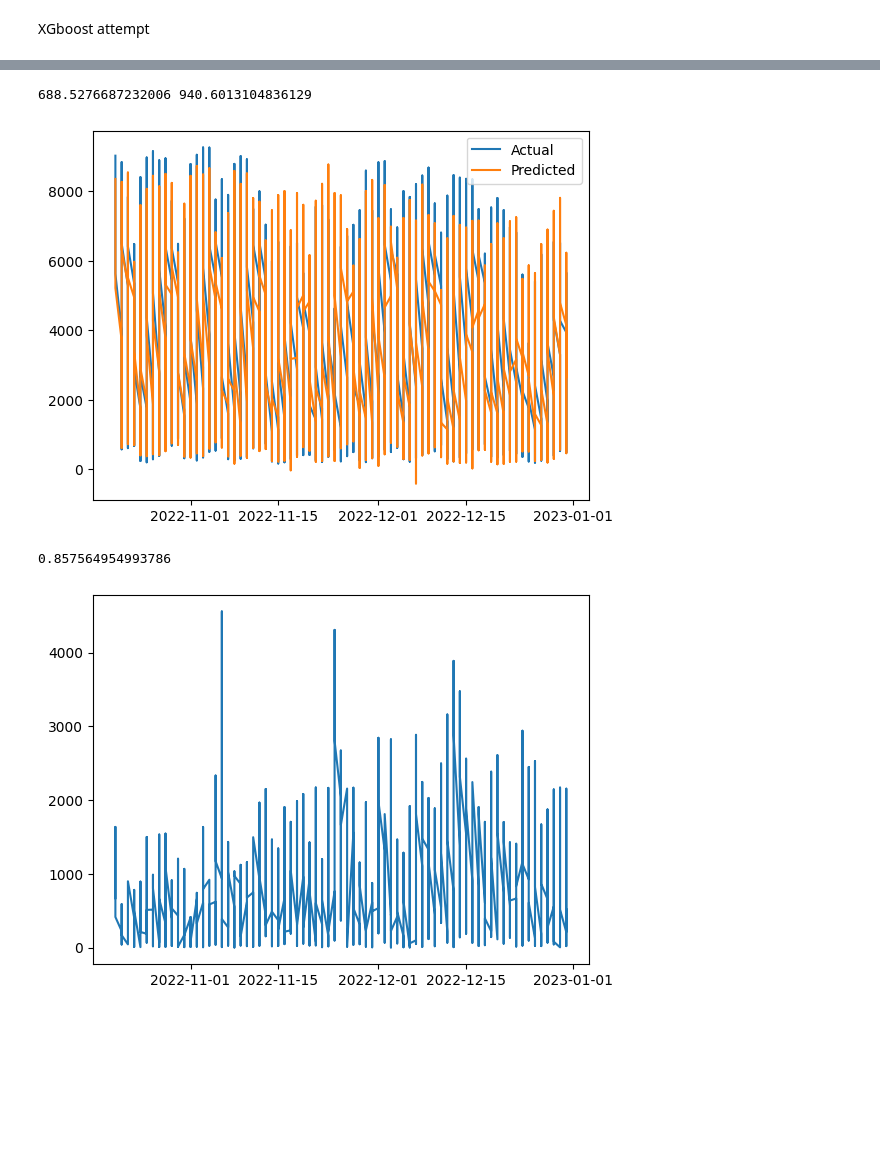
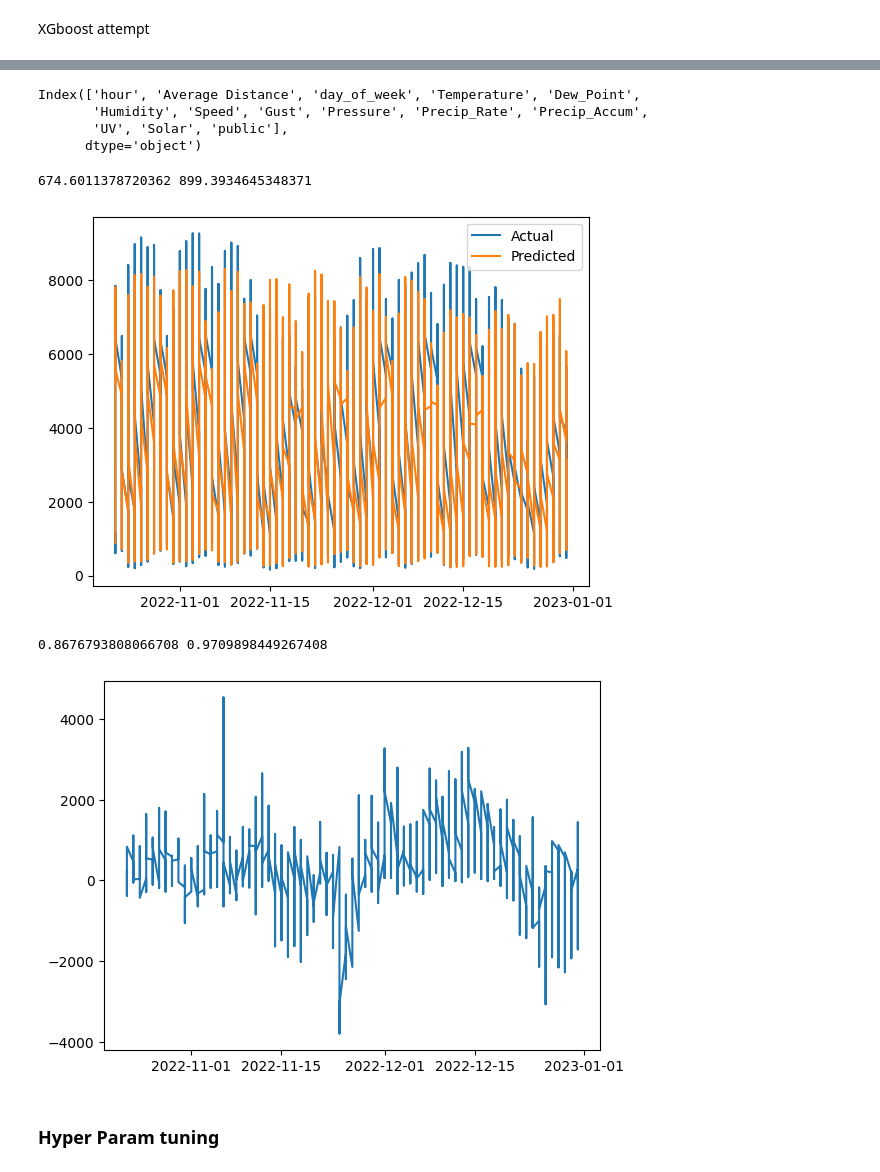
Before and after one commit to tbrewerDev-10/capstone, a Jupyter notebook: Matt_Workspace/2022_TWH_ML.ipynb, the cells around one changed output, grey strips where cells are left out. Cells and saved outputs as stored; diff of their text form; code cells hidden in the pictures; blank space fills up the shorter version.

```diff
--- a/Matt_Workspace/2022_TWH_ML.ipynb
+++ b/Matt_Workspace/2022_TWH_ML.ipynb
@@ -203,3 +233,3 @@ dfgw = dfg.set_index(['date', 'hour']).join(dfw.set_index(['date', 'hour']), how
 # %%
 #Left join with the holiday data
-dfgwh = dfgw.set_index('date').join(dfh.set_index('observed'), how='left')
+dfgwh = dfgw.set_index('date').join(dfh.set_index('date'), how='left')
@@ -259,20 +330,17 @@ Cleaning for ML
 # %%
 #Declare functions for apply statements
 def publicclean(x):
-    if pd.isna(x):
-        return 0
-    elif x == False:
+    if x == False:
         return 1
     elif x == True:
         return 2
-    else:
-        print(x, ' Did not get changed :(')
 # %%
 #Cleaning Holiday Nulls
 dfgwh['public'] = dfgwh['public'].apply(publicclean)
-dfgwh.drop(['name', 'country', 'uuid', 'weekday.date.name', 'weekday.date.numeric', 'date'], axis = 1, inplace=True)
-dfgwh.rename(columns = {'observed': 'date'})
-dfgwh.drop(['weekday.observed.name', 'weekday.observed.numeric'], axis=1, inplace=True)
+dfgwh['public'].fillna(0, inplace=True)
+dfgwh.drop(['name', 'country', 'uuid', 'weekday.date.name', 'weekday.date.numeric'], axis = 1, inplace=True)
+# dfgwh.rename(columns = {'observed': 'date'})
+dfgwh.drop(['weekday.observed.name', 'weekday.observed.numeric', 'observed'], axis=1, inplace=True)
 # %%
 dfgwh.dropna(axis=0, inplace=True)
 # %% [markdown]
@@ -303 +362,3 @@ memory usage: 1.3 MB
 dfgwh.drop(['Total Time', 'Averge Time'], axis='columns', inplace = True)
+# %%
+dfgwh.drop_duplicates(inplace=False)
@@ -304,30 +383,52 @@ dfgwh.drop(['Total Time', 'Averge Time'], axis='columns', inplace = True)
+# %%
+X.columns
+# %% [output]
+Index(['hour', 'Average Distance', 'day_of_week', 'Temperature', 'Dew_Point',
+       'Humidity', 'Speed', 'Gust', 'Pressure', 'Precip_Rate', 'Precip_Accum',
+       'UV', 'Solar', 'public'],
+      dtype='object')
 # %%
 X = dfgwh.drop(['Amount of Trips', 'Total Fares', 'Total Passengers', 'Total Distance'], axis = 1)
 y = dfgwh['Amount of Trips']
 
 Xtrain, Xtest, ytrain, ytest = train_test_split(X,y, test_size=0.2, shuffle=False)
 
-xmodel = xgb.XGBRegressor()
+xmodel = xgb.XGBRegressor(learning_rate = 0.05 )
+
+# hpgrid = {
+#     'max_depth' : [3,5,7],
+#     'learning_rate' : [0.1, 0.01, 0.001],
+#     'n_estimators': [100,500,1000]
+# }
+
+# GridSearch = GridSearchCV(estimator = xmodel, param_grid = hpgrid, cv = 3, scoring = 'neg_mean_absolute_error')
+# GridSearch.fit(Xtrain, ytrain)
+
+# bestHP = GridSearch.best_params_
+# print(bestHP, bestScore)
+
 
 xmodel.fit(Xtrain, ytrain)
 
 preds = xmodel.predict(Xtest)
 
 mae = mean_absolute_error(ytest, preds)
 rmse = np.sqrt(mean_squared_error(ytest, preds))
 
 print(mae, rmse)
 
 plt.plot(Xtest.index, ytest, label = 'Actual')
 plt.plot(Xtest.index, preds, label = 'Predicted')
 plt.legend()
 plt.show()
-print(xmodel.score(Xtest, ytest))
+print(xmodel.score(Xtest, ytest), xmodel.score(Xtrain, ytrain))
 
-plt.plot(Xtest.index, np.abs(ytest - preds))
+plt.plot(Xtest.index, ytest - preds)
 plt.show()
 # %% [output]
-688.5276687232006 940.6013104836129
+674.6011378720362 899.3934645348371
-[figure, old version]
+[figure, new version]
-0.857564954993786
+0.8676793808066708 0.9709898449267408
-[figure, old version]
+[figure, new version]
+# %% [markdown]
+### Hyper Param tuning
```
Also changed, not shown: parts of 37 cells of this notebook, 1 other file.
